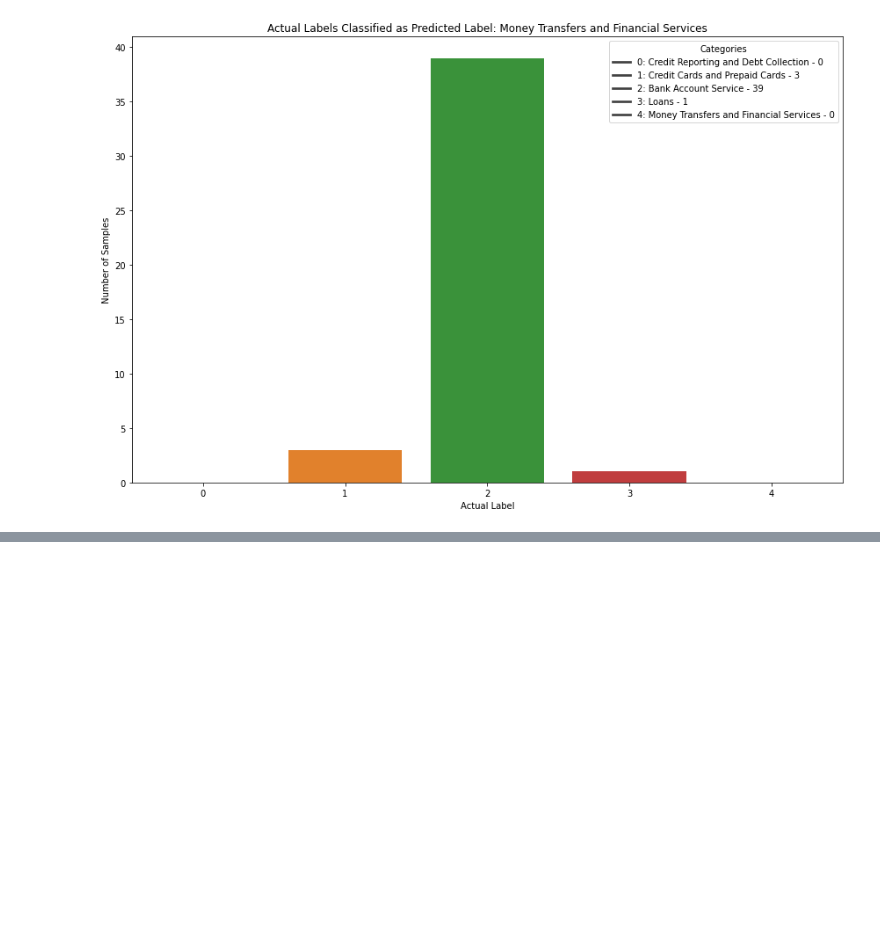
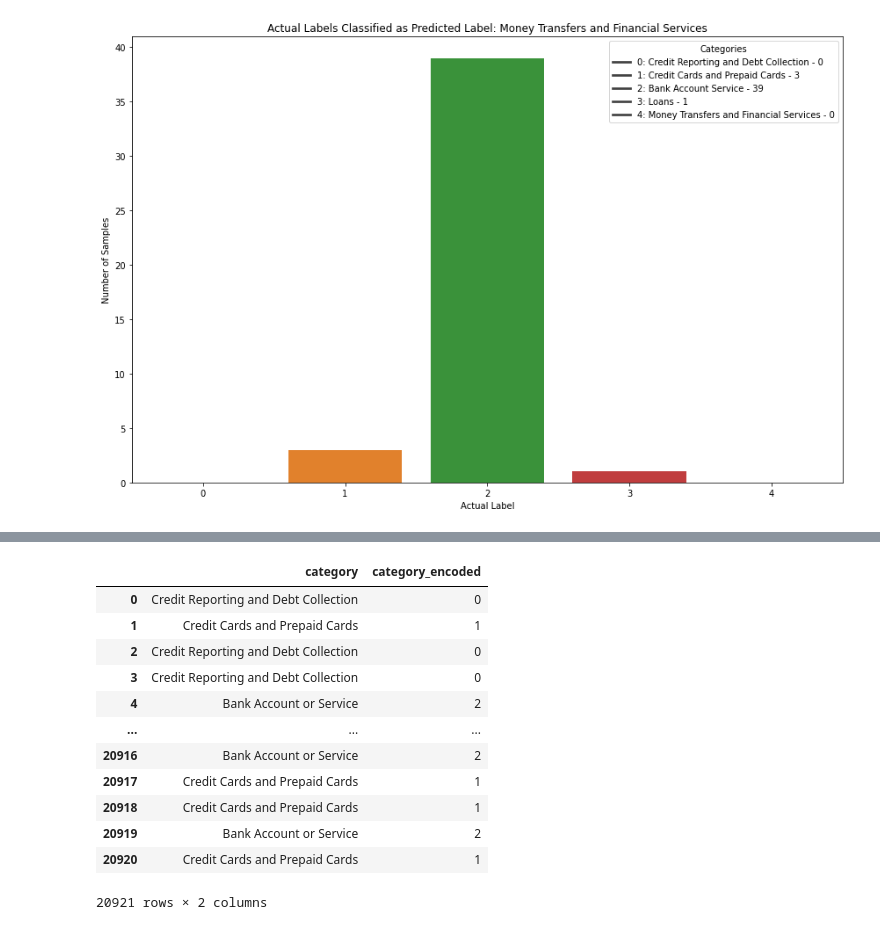
Before and after one commit to esadalicina/Part1--Towards-an-Interactive-and-Explainable-Ticketing-Systems-Leveraging-LLMs, a Jupyter notebook: Source/Ticket-Analysing/Misclassified_samples.ipynb, the cells around one changed output, grey strips where cells are left out. Cells and saved outputs as stored; diff of their text form; code cells hidden in the pictures; blank space fills up the shorter version.

```diff
--- a/Source/Ticket-Analysing/Misclassified_samples.ipynb
+++ b/Source/Ticket-Analysing/Misclassified_samples.ipynb
@@ -231,0 +235,31 @@ After several hours of phone calls, a Chase Bank representative, XXXX, told me t
+# %%
+import pandas as pd
+import seaborn as sns
+import matplotlib.pyplot as plt
+
+# Adjust pandas display settings for full text visibility
+pd.set_option('display.max_colwidth', None)  # None to display full text
+
+# Specify the file path of your misclassified tickets CSV file
+misclassified_file_path = "/home/users/elicina/Master-Thesis/Dataset/Cleaned_Dataset.csv"
+
+# Read the misclassified tickets CSV file into a DataFrame
+df_misclassified = pd.read_csv(misclassified_file_path)
+
+tt = df_misclassified[["category","category_encoded"]]
+
+tt
+# %% [output]
+|  | category | category_encoded |
+| 0 | Credit Reporting and Debt Collection | 0 |
+| 1 | Credit Cards and Prepaid Cards | 1 |
+| 2 | Credit Reporting and Debt Collection | 0 |
+| 3 | Credit Reporting and Debt Collection | 0 |
+| 4 | Bank Account or Service | 2 |
+| ... | ... | ... |
+| 20916 | Bank Account or Service | 2 |
+| 20917 | Credit Cards and Prepaid Cards | 1 |
+| 20918 | Credit Cards and Prepaid Cards | 1 |
+| 20919 | Bank Account or Service | 2 |
+| 20920 | Credit Cards and Prepaid Cards | 1 |
+20921 rows × 2 columns
```
Also changed, not shown: parts of 1 cell of this notebook, 17 other files.
